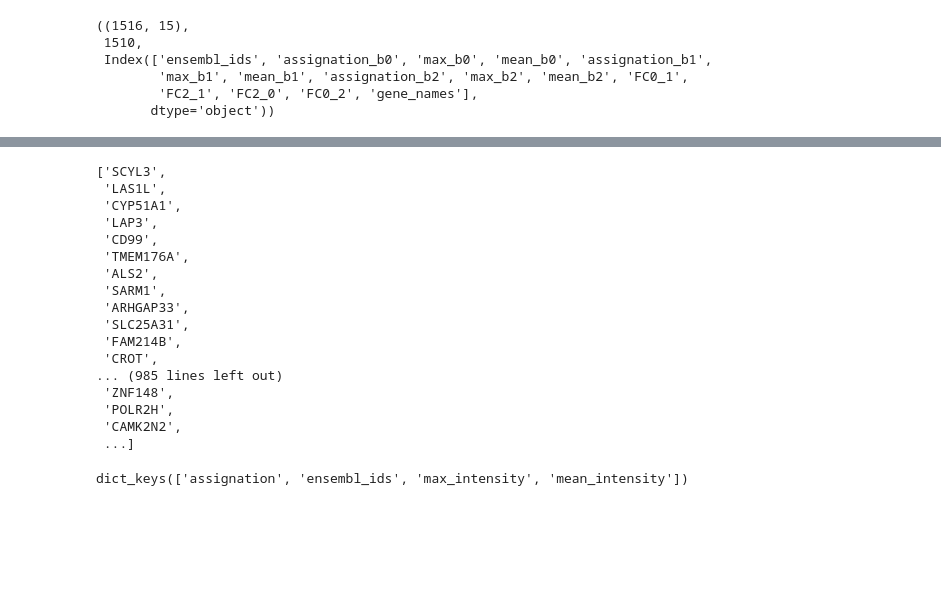
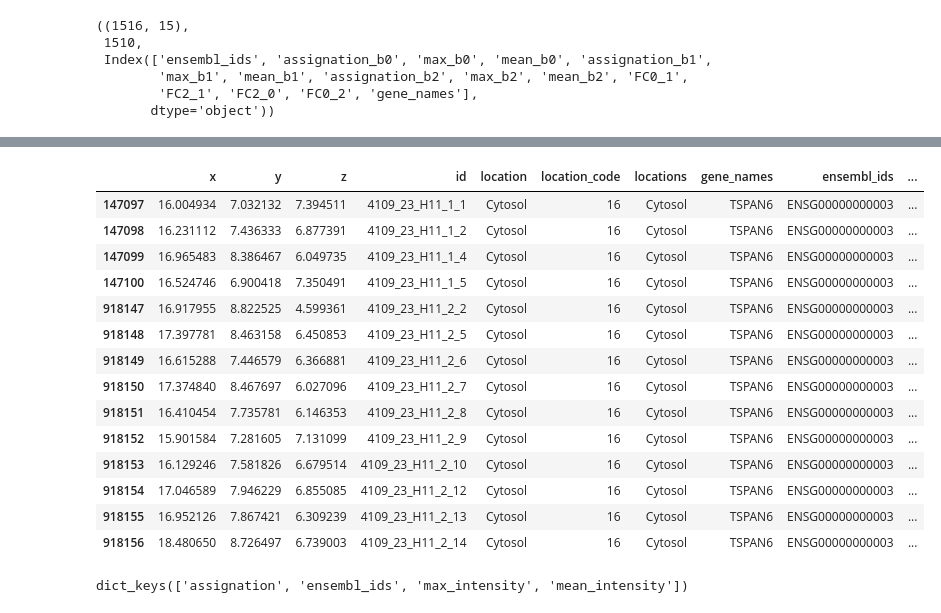
Before and after one commit to trangle1302/2D_shapespace, a Jupyter notebook: notebooks/Clusters.ipynb, the cells around one changed output, grey strips where cells are left out. Cells and saved outputs as stored; diff of their text form; code cells hidden in the pictures; blank space fills up the shorter version.

```diff
--- a/notebooks/Clusters.ipynb
+++ b/notebooks/Clusters.ipynb
@@ -69,23 +63,21 @@ enr = gseapy.enrichr(gene_list=list(gene_list), gene_sets=databases, organism="h
 # %%
-gene_list
+mappings[mappings.gene_names == 'TSPAN6']#gene_list[:3]
 # %% [output]
-['SCYL3',
- 'LAS1L',
- 'CYP51A1',
- 'LAP3',
- 'CD99',
- 'TMEM176A',
- 'ALS2',
- 'SARM1',
- 'ARHGAP33',
- 'SLC25A31',
- 'FAM214B',
- 'CROT',
-... (985 lines left out)
- 'ZNF148',
- 'POLR2H',
- 'CAMK2N2',
- ...]
+|  | x | y | z | id | location | location_code | locations | gene_names | ensembl_ids | ... |
+| 147097 | 16.004934 | 7.032132 | 7.394511 | 4109_23_H11_1_1 | Cytosol | 16 | Cytosol | TSPAN6 | ENSG00000000003 | ... |
+| 147098 | 16.231112 | 7.436333 | 6.877391 | 4109_23_H11_1_2 | Cytosol | 16 | Cytosol | TSPAN6 | ENSG00000000003 | ... |
+| 147099 | 16.965483 | 8.386467 | 6.049735 | 4109_23_H11_1_4 | Cytosol | 16 | Cytosol | TSPAN6 | ENSG00000000003 | ... |
+| 147100 | 16.524746 | 6.900418 | 7.350491 | 4109_23_H11_1_5 | Cytosol | 16 | Cytosol | TSPAN6 | ENSG00000000003 | ... |
+| 918147 | 16.917955 | 8.822525 | 4.599361 | 4109_23_H11_2_2 | Cytosol | 16 | Cytosol | TSPAN6 | ENSG00000000003 | ... |
+| 918148 | 17.397781 | 8.463158 | 6.450853 | 4109_23_H11_2_5 | Cytosol | 16 | Cytosol | TSPAN6 | ENSG00000000003 | ... |
+| 918149 | 16.615288 | 7.446579 | 6.366881 | 4109_23_H11_2_6 | Cytosol | 16 | Cytosol | TSPAN6 | ENSG00000000003 | ... |
+| 918150 | 17.374840 | 8.467697 | 6.027096 | 4109_23_H11_2_7 | Cytosol | 16 | Cytosol | TSPAN6 | ENSG00000000003 | ... |
+| 918151 | 16.410454 | 7.735781 | 6.146353 | 4109_23_H11_2_8 | Cytosol | 16 | Cytosol | TSPAN6 | ENSG00000000003 | ... |
+| 918152 | 15.901584 | 7.281605 | 7.131099 | 4109_23_H11_2_9 | Cytosol | 16 | Cytosol | TSPAN6 | ENSG00000000003 | ... |
+| 918153 | 16.129246 | 7.581826 | 6.679514 | 4109_23_H11_2_10 | Cytosol | 16 | Cytosol | TSPAN6 | ENSG00000000003 | ... |
+| 918154 | 17.046589 | 7.946229 | 6.855085 | 4109_23_H11_2_12 | Cytosol | 16 | Cytosol | TSPAN6 | ENSG00000000003 | ... |
+| 918155 | 16.952126 | 7.867421 | 6.309239 | 4109_23_H11_2_13 | Cytosol | 16 | Cytosol | TSPAN6 | ENSG00000000003 | ... |
+| 918156 | 18.480650 | 8.726497 | 6.739003 | 4109_23_H11_2_14 | Cytosol | 16 | Cytosol | TSPAN6 | ENSG00000000003 | ... |
 # %%
 from gseapy import gseaplot, heatmap
 gene_exp =
```
Also changed, not shown: parts of 18 cells of this notebook.
